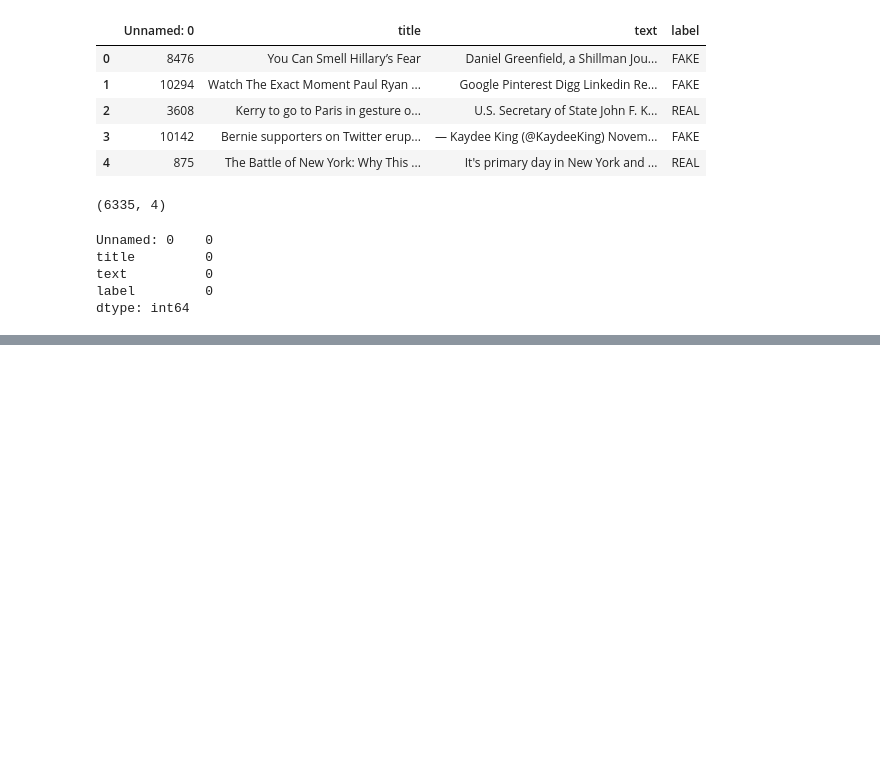
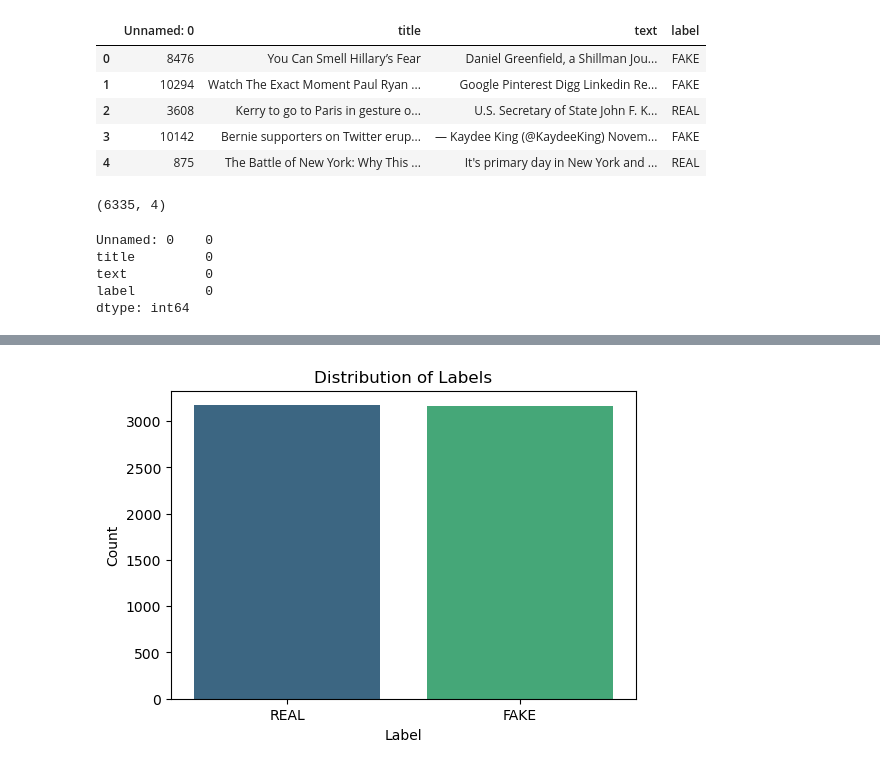
Before and after one commit to AnkitSingh0702/Misinfometer-SeniorDesignProject-Model, a Jupyter notebook: Fake News Detection.ipynb, the cells around one changed output, grey strips where cells are left out. Cells and saved outputs as stored; diff of their text form; code cells hidden in the pictures; blank space fills up the shorter version.

```diff
--- a/Fake News Detection.ipynb
+++ b/Fake News Detection.ipynb
@@ -101,3 +122,17 @@ pickle.dump(pac, open(filename, 'wb'))
 # save vectorizer
 filename = 'vectorizer.pkl'
 pickle.dump(vector, open(filename, 'wb'))
+# %%
+#unique values in each plot
+import seaborn as sns
+import matplotlib.pyplot as plt
+
+# Create a countplot
+plt.figure(figsize=(6, 4))
+sns.countplot(data=df, x='label', palette='viridis')
+plt.title('Distribution of Labels')
+plt.xlabel('Label')
+plt.ylabel('Count')
+plt.show()
+# %% [output]
+[figure, added]
```
Also changed, not shown: parts of 13 cells of this notebook, 2 other files.
